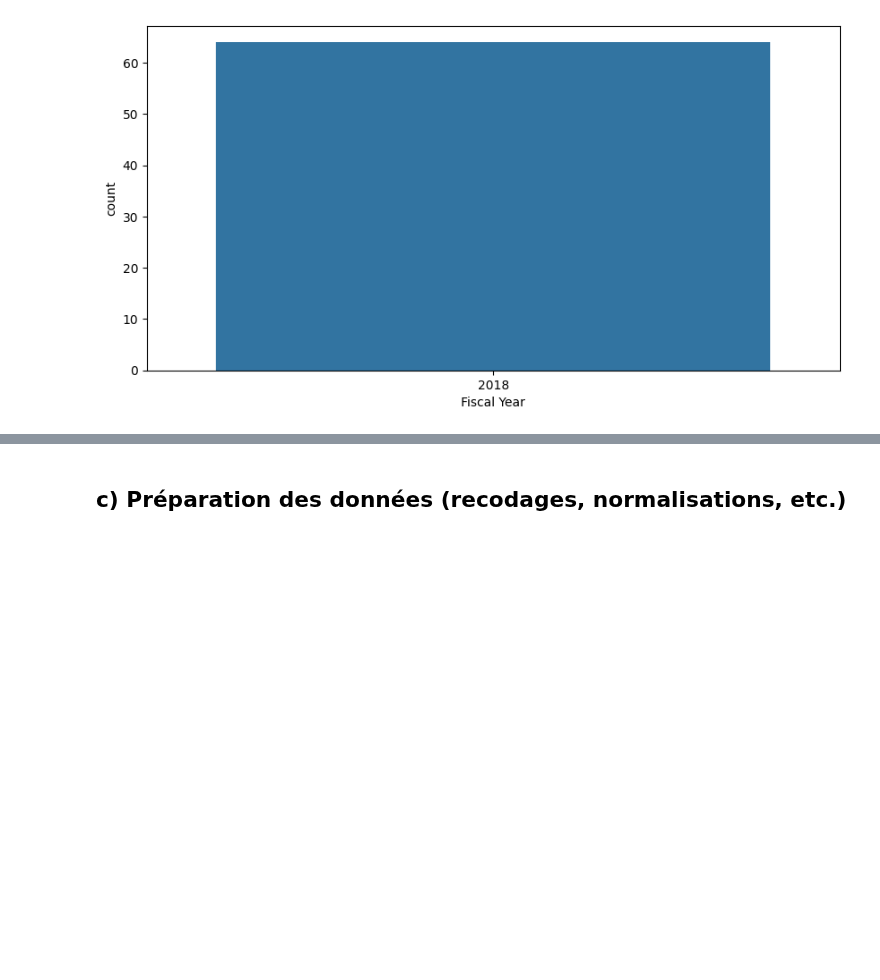
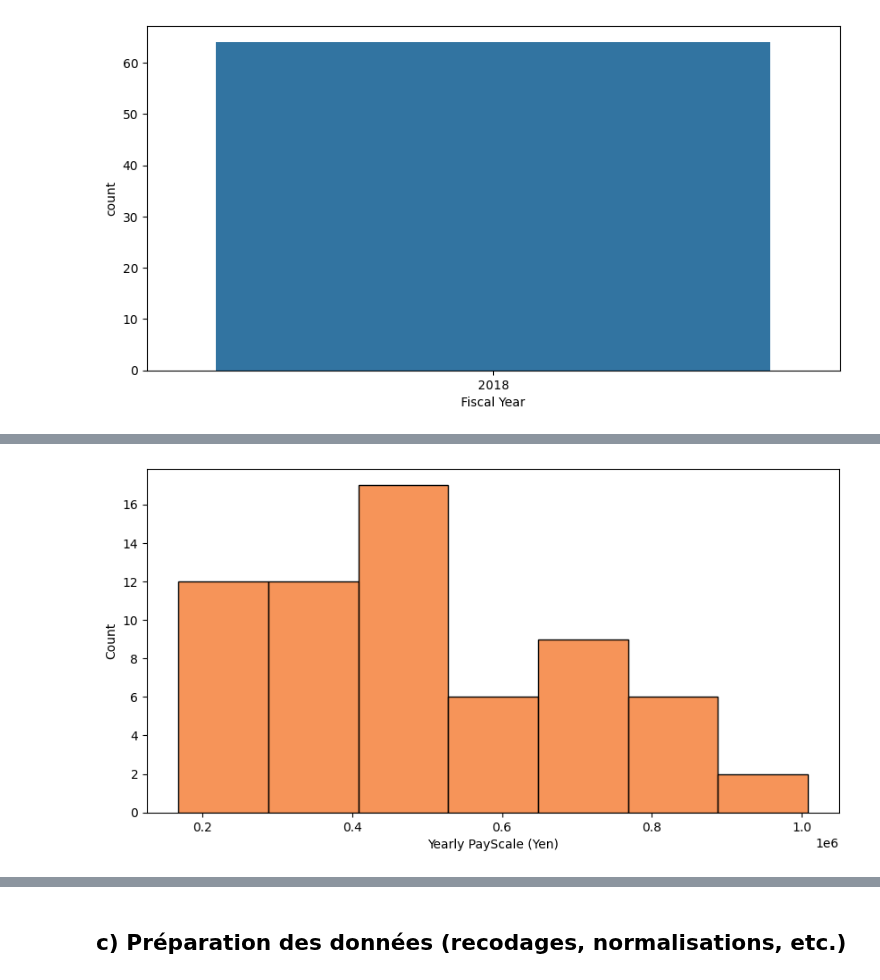
Before and after one commit to melaniedaddio/-Time-Cost-Quality-of-Hire, a Jupyter notebook: script.ipynb, the cells around one changed output, grey strips where cells are left out. Saved outputs shown, nothing was run; the diff lists cells and outputs as text; code cells hidden in the pictures; blank space fills up the shorter version.

```diff
--- a/script.ipynb
+++ b/script.ipynb
@@ -230,0 +219,6 @@ plt.show()
+# %%
+plt.figure(figsize = (10,5))
+sns.histplot(df['Yearly PayScale (Yen)'], color = '#F37021')
+plt.show()
+# %% [output]
+[figure, added]
```
Also changed, not shown: parts of 10 cells of this notebook.
